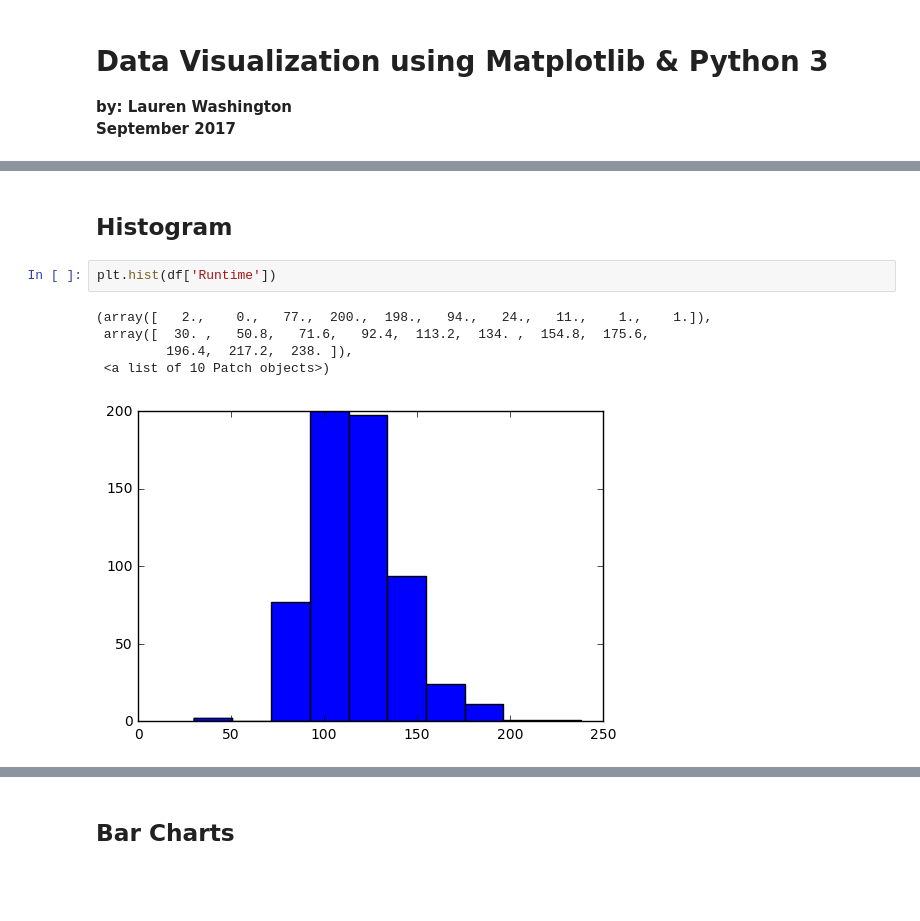
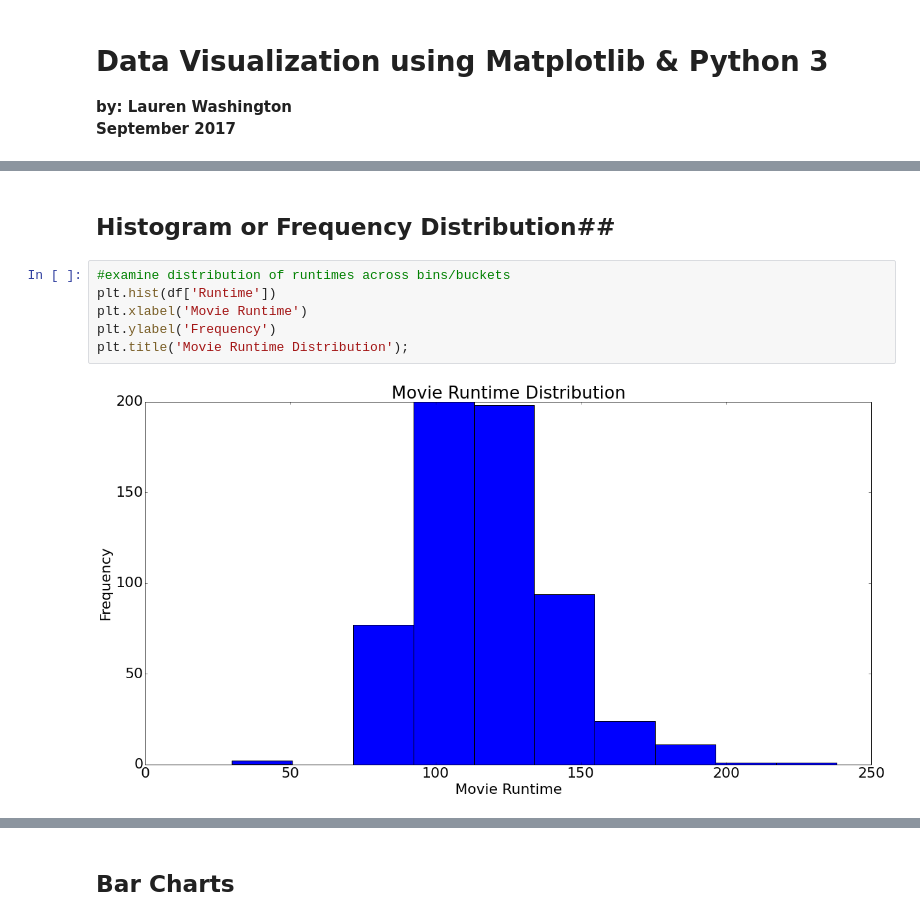
Before and after one commit to giggles-data-science/Python-3-DS, a Jupyter notebook: Data_Visualization_using_Matplotlib_and_Python_3.ipynb, the cells around one changed output, grey strips where cells are left out. Cells and saved outputs as stored; diff of their text form; blank space fills up the shorter version.

```diff
--- a/Data_Visualization_using_Matplotlib_and_Python_3.ipynb
+++ b/Data_Visualization_using_Matplotlib_and_Python_3.ipynb
@@ -64,10 +65,10 @@ plt.plot(pd.to_datetime(pd.Series(df['Release_Date'])), df['Budget'])
 # %% [markdown]
-## Histogram ##
+## Histogram or Frequency Distribution##
-# %%
-plt.hist(df['Runtime'])
-# %% [output]
-(array([   2.,    0.,   77.,  200.,  198.,   94.,   24.,   11.,    1.,    1.]),
- array([  30. ,   50.8,   71.6,   92.4,  113.2,  134. ,  154.8,  175.6,
-         196.4,  217.2,  238. ]),
- <a list of 10 Patch objects>)
-[figure, removed]
+# %%
+#examine distribution of runtimes across bins/buckets
+plt.hist(df['Runtime'])
+plt.xlabel('Movie Runtime')
+plt.ylabel('Frequency')
+plt.title('Movie Runtime Distribution');
+# %% [output]
+[figure, added]
```
Also changed, not shown: parts of 18 cells of this notebook.
